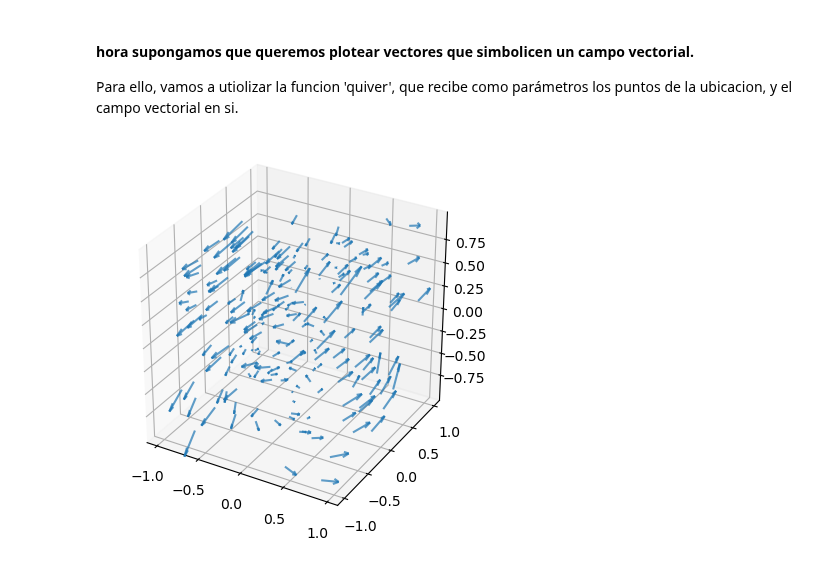
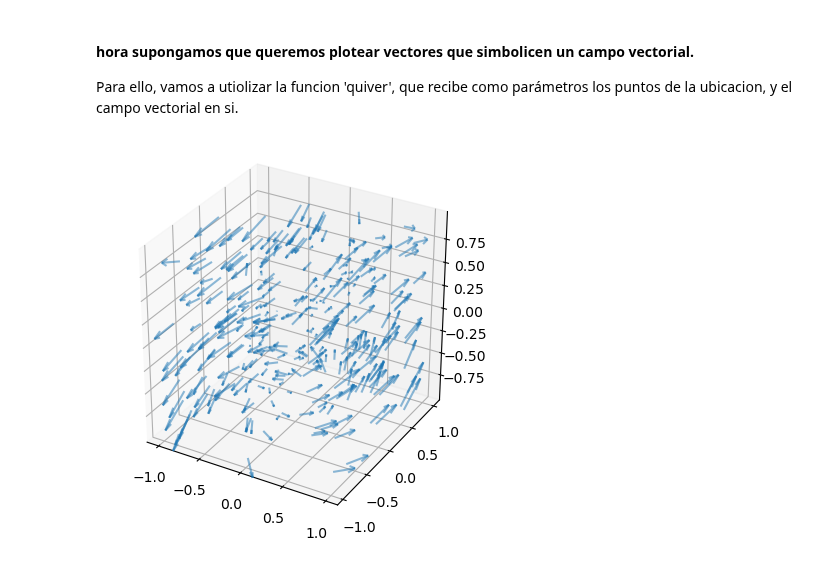
Before and after one commit to dai-dominikow/INSPT-Computacion-III, a Jupyter notebook: U7 - MatplotLib - Plotear en 3D.ipynb, the cells around one changed output. Saved outputs shown, nothing was run; the diff lists cells and outputs as text; code cells hidden in the pictures.

```diff
--- a/U7 - MatplotLib - Plotear en 3D.ipynb
+++ b/U7 - MatplotLib - Plotear en 3D.ipynb
@@ -42,17 +41,17 @@ plt.show()
 Para ello, vamos a utiolizar la funcion 'quiver', que recibe como parámetros los puntos de la ubicacion, y el campo vectorial en si.
 # %%
 #por ejemplo, supongamos un campo M = (-y/4,2x,-zy)
-x = np.random.rand(200)* 2 - 1
-y = np.random.rand(200)* 2 - 1
-z = np.random.rand(200)* 2 - 1
+x = np.random.rand(300)* 2 - 1
+y = np.random.rand(300)* 2 - 1
+z = np.random.rand(300)* 2 - 1
 u = -y/4
 v = 2*x
 w = z*(-y)
 mag = np.linalg.norm([x,y,z])/75 #saco la magnitud para darle un largo a las flechitas, lo divido por 100 por que sino quedan enormes
 ax = plt.figure().add_subplot( projection='3d',\
                               aspect = 'equal'  )
 
-ax.quiver(x,y,z,u,v,w, length=mag, alpha = 0.7)
+ax.quiver(x,y,z,u,v,w, length=mag, alpha = 0.5)
 plt.show()
 # %% [output]
-[figure, old version]
+[figure, new version]
```
Also changed, not shown: parts of 1 cell of this notebook.
